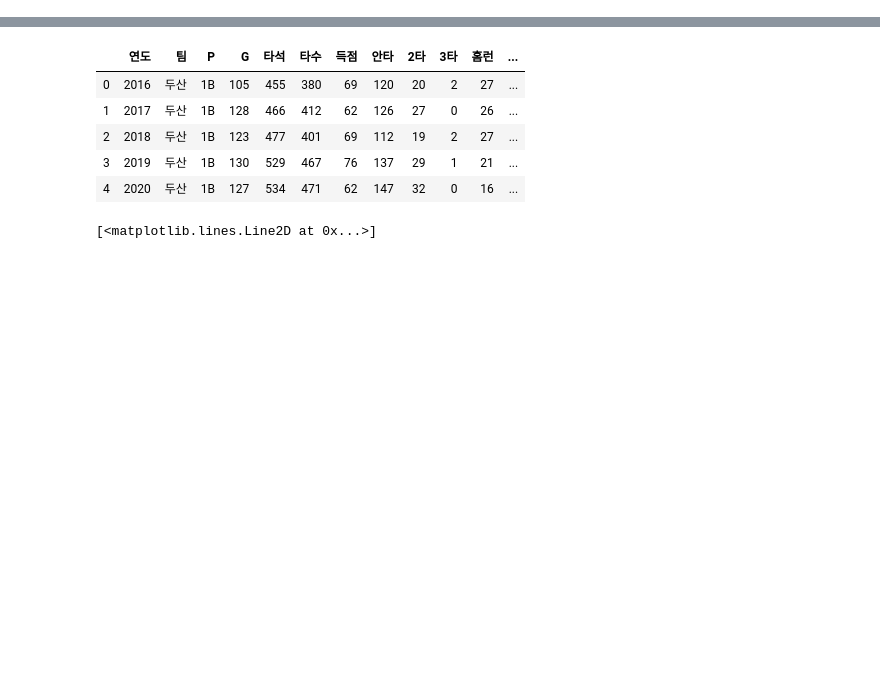
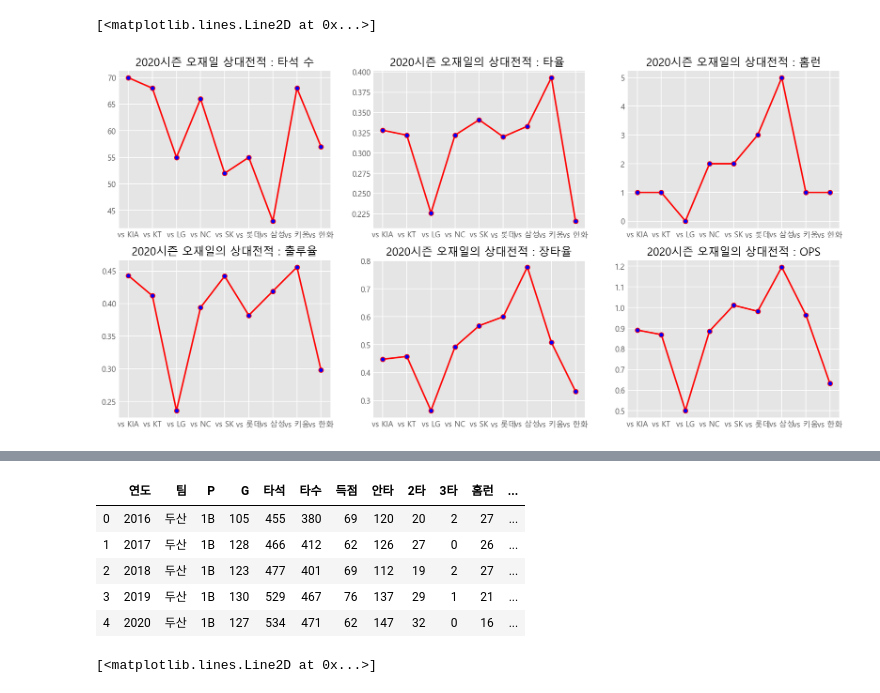
Before and after one commit to jeonprize/KBO-Analysis, a Jupyter notebook: OJL.ipynb, the cells around one changed output, grey strips where cells are left out. Saved outputs shown, nothing was run; the diff lists cells and outputs as text; code cells hidden in the pictures; blank space fills up the shorter version.

```diff
--- a/OJL.ipynb
+++ b/OJL.ipynb
@@ -18,0 +101,3 @@ set_matplotlib_formats("retina")
+# %%
+vs_df = df[df["상황"].str.contains("vs")]
+vs_df
@@ -18,0 +115,30 @@ set_matplotlib_formats("retina")
+# %%
+plt.style.use('ggplot')
+
+plt.figure(figsize=(15,12))
+plt.subplot(331)
+plt.title("2020시즌 오재일 상대전적 : 타석 수")
+plt.plot(vs_df["상황"],vs_df["타석"],color='r',marker='o',linewidth=2,markerfacecolor = 'b')
+
+plt.subplot(332)
+plt.title("2020시즌 오재일의 상대전적 : 타율 ")
+plt.plot(vs_df["상황"],vs_df["타율"],color='r',marker='o',linewidth=2,markerfacecolor = 'b')
+
+plt.subplot(333)
+plt.title("2020시즌 오재일의 상대전적 : 홈런")
+plt.plot(vs_df["상황"],vs_df["홈런"],color='r',marker='o',linewidth=2,markerfacecolor = 'b')
+
+plt.subplot(334)
+plt.title("2020시즌 오재일의 상대전적 : 출루율")
+plt.plot(vs_df["상황"],vs_df["출루"],color='r',marker='o',linewidth=2,markerfacecolor = 'b')
+
+plt.subplot(335)
+plt.title("2020시즌 오재일의 상대전적 : 장타율")
+plt.plot(vs_df["상황"],vs_df["장타"],color='r',marker='o',linewidth=2,markerfacecolor = 'b')
+
+plt.subplot(336)
+plt.title("2020시즌 오재일의 상대전적 : OPS")
+plt.plot(vs_df["상황"],vs_df["OPS"],color='r',marker='o',linewidth=2,markerfacecolor = 'b')
+# %% [output]
+[<matplotlib.lines.Line2D at 0x...>]
+[figure, added]
```
Also changed, not shown: parts of 6 cells of this notebook.
